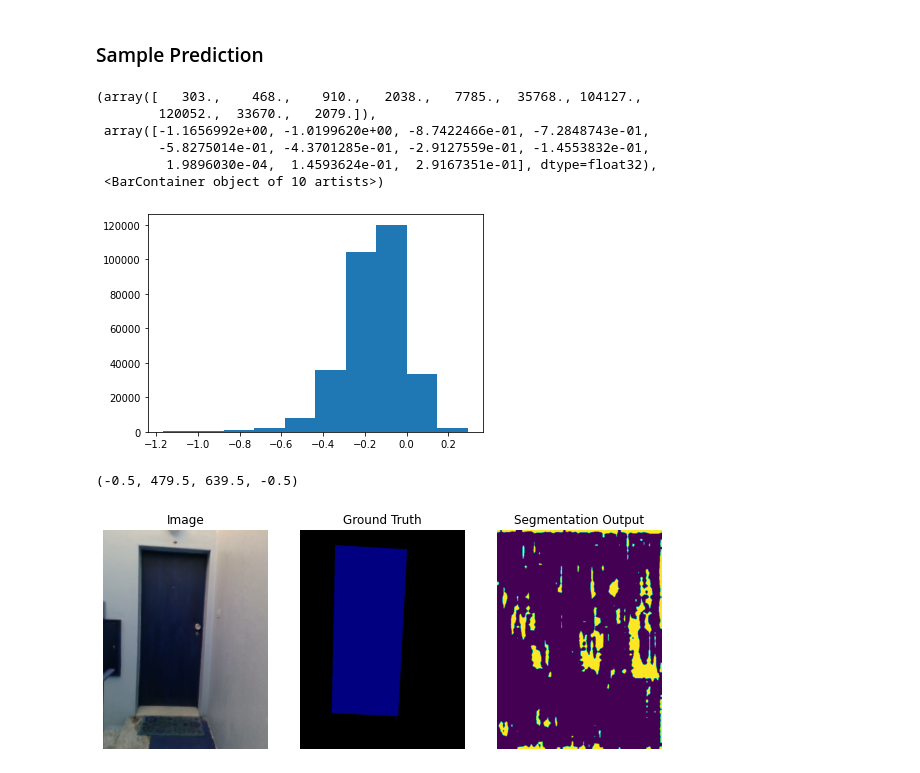
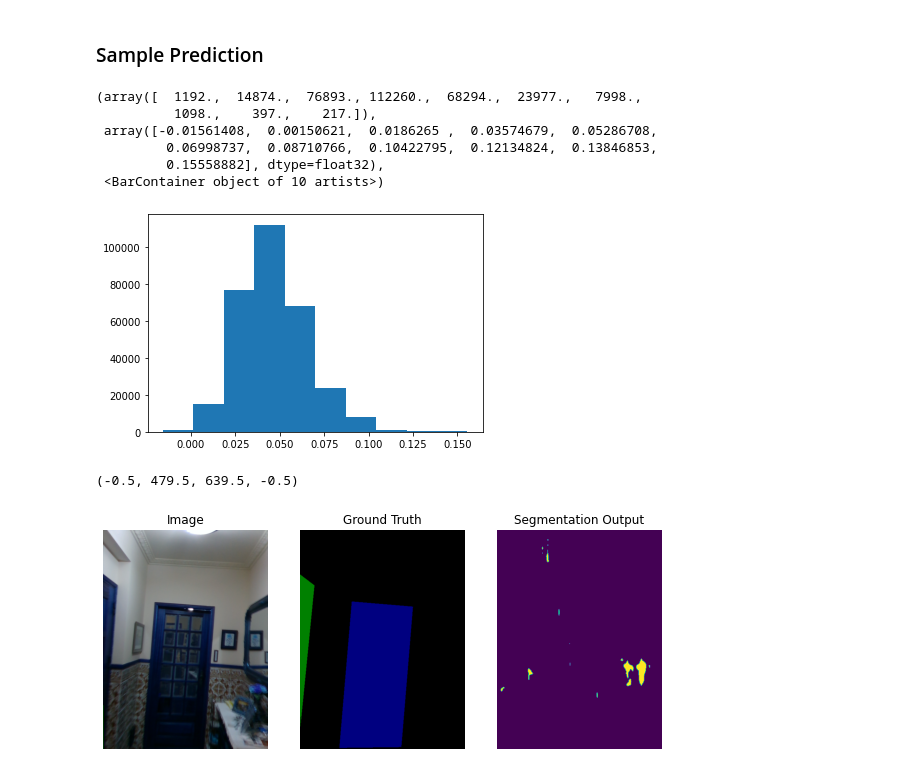
Before and after one commit to avinashsudhakaran1/thesis, a Jupyter notebook: Deeplabv3_custom/Analysis.ipynb, the cells around one changed output. Cells and saved outputs as stored; diff of their text form; code cells hidden in the pictures.

```diff
--- a/Deeplabv3_custom/Analysis.ipynb
+++ b/Deeplabv3_custom/Analysis.ipynb
@@ -5,7 +5,7 @@ import cv2
 import pandas as pd
 
 # Load the trained model
-model = torch.load('./newLoss/weights.pt')
+model = torch.load('./NewDoorsOutput/weights.pt')
 # Set the model to evaluate mode
 model.eval()
 # %% [output]
@@ -31,41 +47,43 @@ dtype: float64
 # %%
 ino = 2
 # Read  a sample image and mask from the data-set
-img = cv2.imread('./DoorsMimicClosed/Images/Door0700.png').transpose(1,2,0).reshape(1,3,640,480)
-mask = cv2.imread('./DoorsMimicClosed/Masks/Door0700.png')
+# img = cv2.imread('./DoorsMimicClosed/Images/Door0700.png').transpose(1,2,0).reshape(1,3,640,480)
+img = cv2.imread('./DoorsSmall/Images/Door0025.png').transpose(1,2,0).reshape(1,3,640,480)
+mask = cv2.imread('./DoorsSmall/Masks/Door0025.png')
+# mask = cv2.imread('./DoorsMimicClosed/Masks/Door0700.png')
 with torch.no_grad():
     a = model(torch.from_numpy(img).type(torch.cuda.FloatTensor)/255) #/255 makes array of numbers from 0 to 1
 # %%
 # Plot histogram of the prediction to find a suitable threshold. From the histogram a 0.1 looks like a good choice.
 plt.hist(a['out'].data.cpu().numpy().flatten())
 # %% [output]
-(array([   303.,    468.,    910.,   2038.,   7785.,  35768., 104127.,
-        120052.,  33670.,   2079.]),
- array([-1.1656992e+00, -1.0199620e+00, -8.7422466e-01, -7.2848743e-01,
-        -5.8275014e-01, -4.3701285e-01, -2.9127559e-01, -1.4553832e-01,
-         1.9896030e-04,  1.4593624e-01,  2.9167351e-01], dtype=float32),
+(array([  1192.,  14874.,  76893., 112260.,  68294.,  23977.,   7998.,
+          1098.,    397.,    217.]),
+ array([-0.01561408,  0.00150621,  0.0186265 ,  0.03574679,  0.05286708,
+         0.06998737,  0.08710766,  0.10422795,  0.12134824,  0.13846853,
+         0.15558882], dtype=float32),
  <BarContainer object of 10 artists>)
-[figure, old version]
+[figure, new version]
 # %%
 # Plot the input image, ground truth and the predicted output
 plt.figure(figsize=(10,10))
 
 plt.subplot(131)
-plt.imshow(cv2.imread('./DoorsMimicClosed/Images/Door0700.png'))
+plt.imshow(cv2.imread('./DoorsSmall/Images/Door0025.png'))
 plt.title('Image')
 plt.axis('off')
 
 plt.subplot(132)
 plt.imshow(mask)
 plt.title('Ground Truth')
 plt.axis('off')
 
 plt.subplot(133)
-plt.imshow(a['out'].cpu().detach().numpy()[0][0]> 0)
+plt.imshow(a['out'].cpu().detach().numpy()[0][0]> 0.1)
 plt.title('Segmentation Output')
 plt.axis('off')
 
 # plt.savefig('./DoorsMediumExp/SegmentationOutput.png',bbox_inches='tight')
 # %% [output]
 (-0.5, 479.5, 639.5, -0.5)
-[figure, old version]
+[figure, new version]
```
Also changed, not shown: parts of 3 cells of this notebook, 3 other files.
